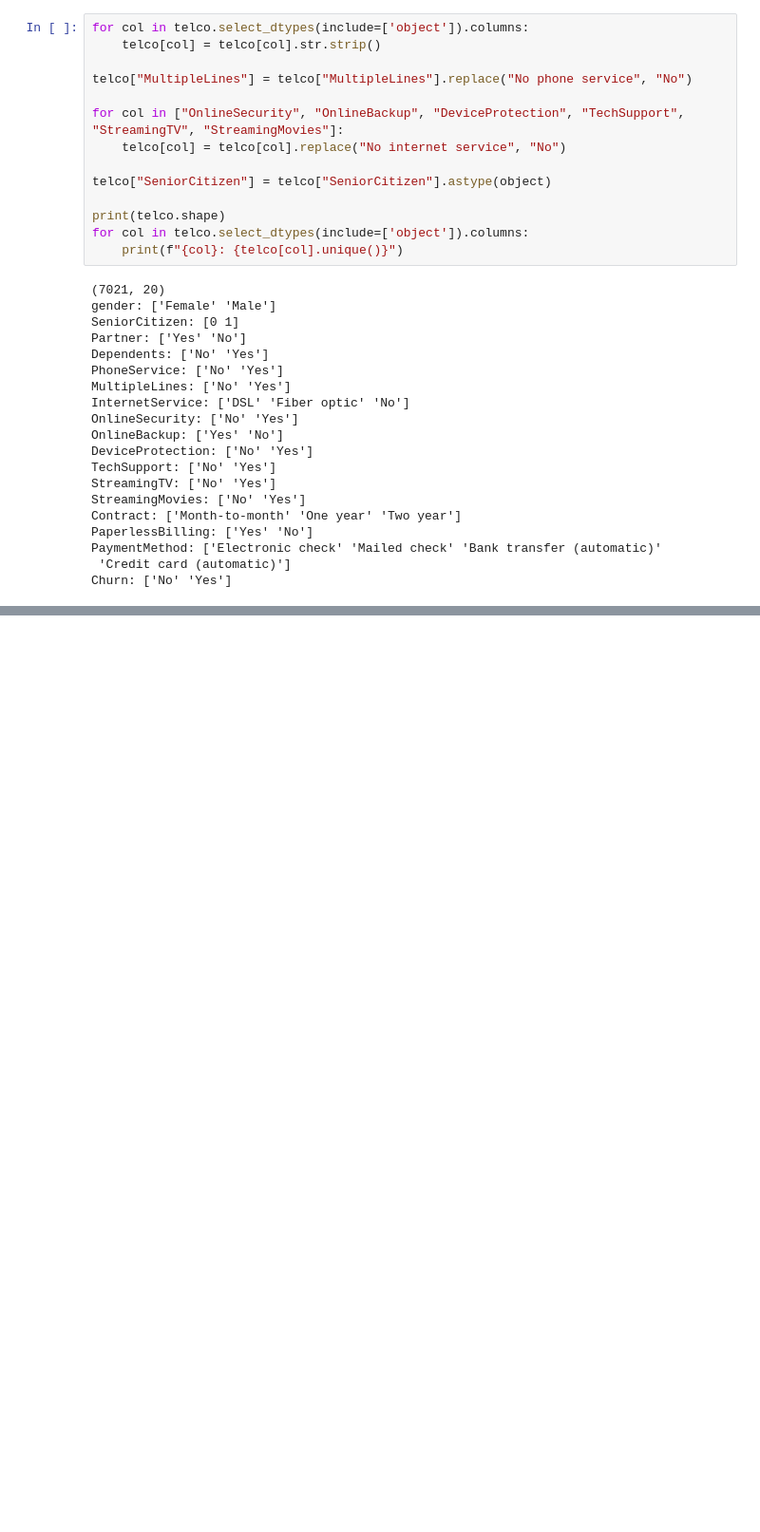
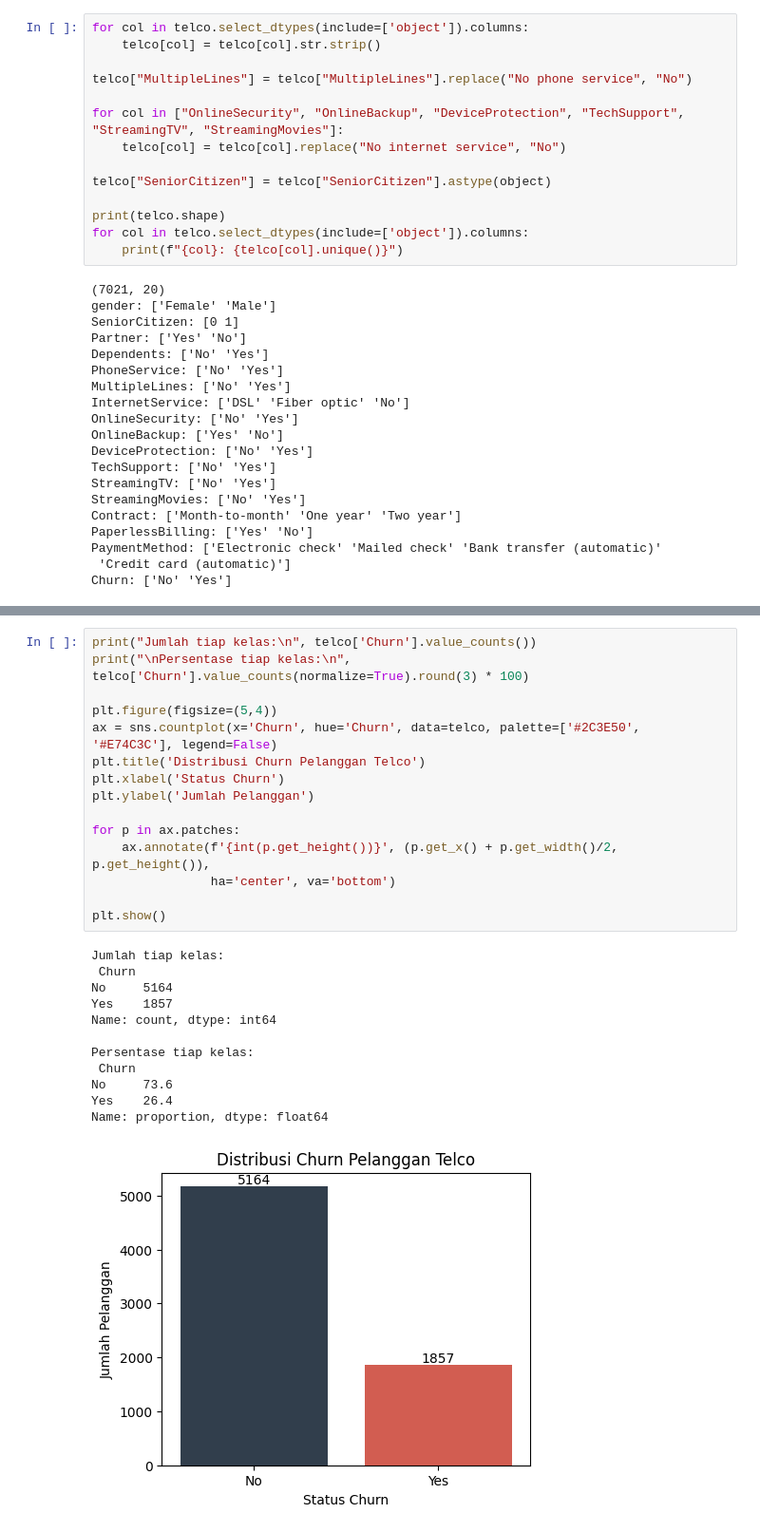
Before and after one commit to carlos1739/analisis_telco, a Jupyter notebook: notebook/churn_analysis.ipynb, the cells around one changed output, grey strips where cells are left out. Shown at 95% size. Drawn from its saved outputs; the diff is of its cells as text; blank space fills up the shorter version.

```diff
--- a/notebook/churn_analysis.ipynb
+++ b/notebook/churn_analysis.ipynb
@@ -184,0 +200,28 @@ Churn: ['No' 'Yes']
+# %%
+print("Jumlah tiap kelas:\n", telco['Churn'].value_counts())
+print("\nPersentase tiap kelas:\n", telco['Churn'].value_counts(normalize=True).round(3) * 100)
+
+plt.figure(figsize=(5,4))
+ax = sns.countplot(x='Churn', hue='Churn', data=telco, palette=['#2C3E50', '#E74C3C'], legend=False)
+plt.title('Distribusi Churn Pelanggan Telco')
+plt.xlabel('Status Churn')
+plt.ylabel('Jumlah Pelanggan')
+
+for p in ax.patches:
+    ax.annotate(f'{int(p.get_height())}', (p.get_x() + p.get_width()/2, p.get_height()),
+                ha='center', va='bottom')
+
+plt.show()
+# %% [output]
+Jumlah tiap kelas:
+ Churn
+No     5164
+Yes    1857
+Name: count, dtype: int64
+
+Persentase tiap kelas:
+ Churn
+No     73.6
+Yes    26.4
+Name: proportion, dtype: float64
+[figure, added]
```
Also changed, not shown: parts of 6 cells of this notebook.
